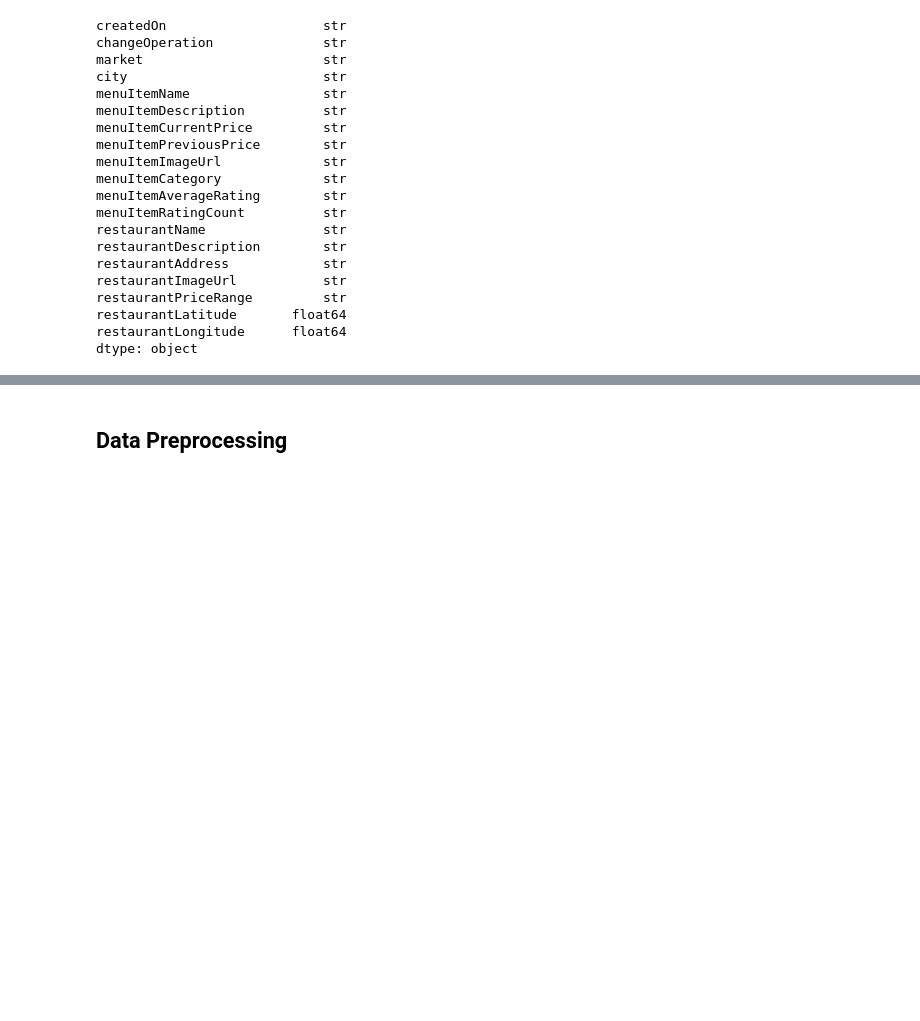
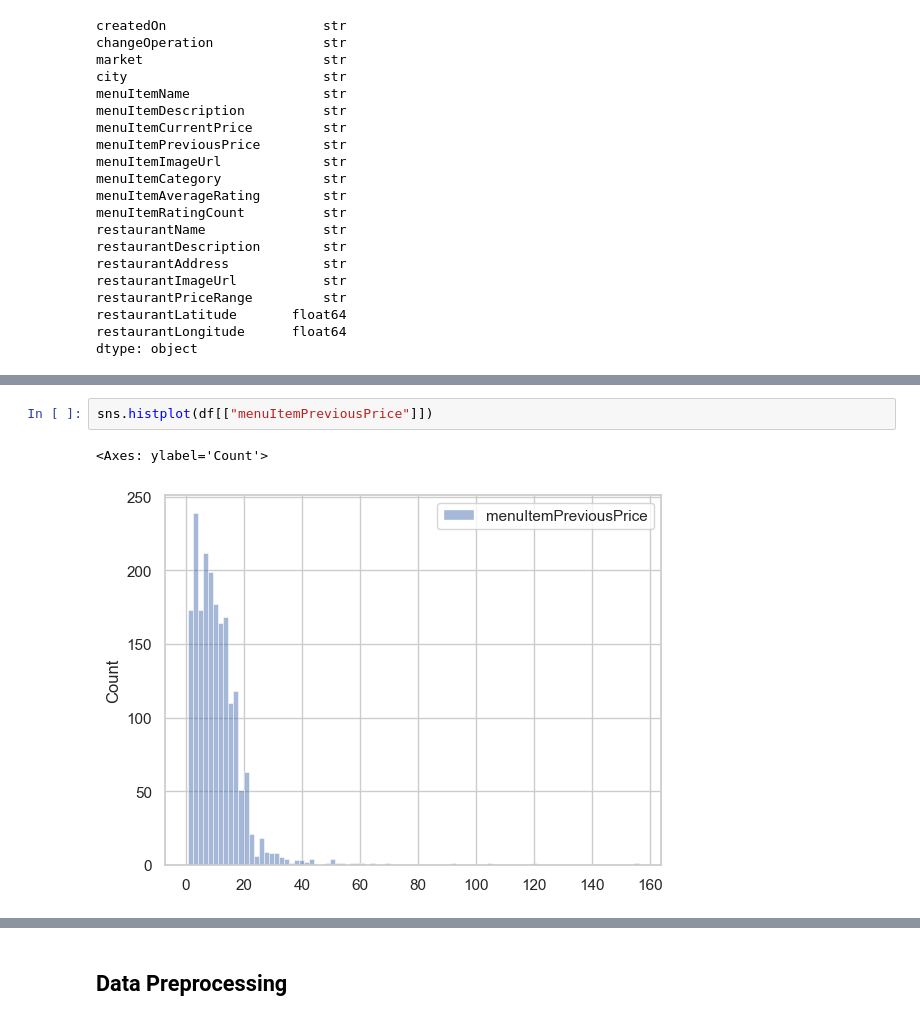
Before and after one commit to dpwrag/le-rag, a Jupyter notebook: data/data_preprocessing.ipynb, the cells around one changed output, grey strips where cells are left out. Drawn from its saved outputs; the diff is of its cells as text; blank space fills up the shorter version.

```diff
--- a/data/data_preprocessing.ipynb
+++ b/data/data_preprocessing.ipynb
@@ -110,0 +221,5 @@ Length: 1, dtype: str
+# %%
+sns.histplot(df[["menuItemPreviousPrice"]])
+# %% [output]
+<Axes: ylabel='Count'>
+[figure, added]
```
Also changed, not shown: parts of 49 cells of this notebook, 1 other file.
